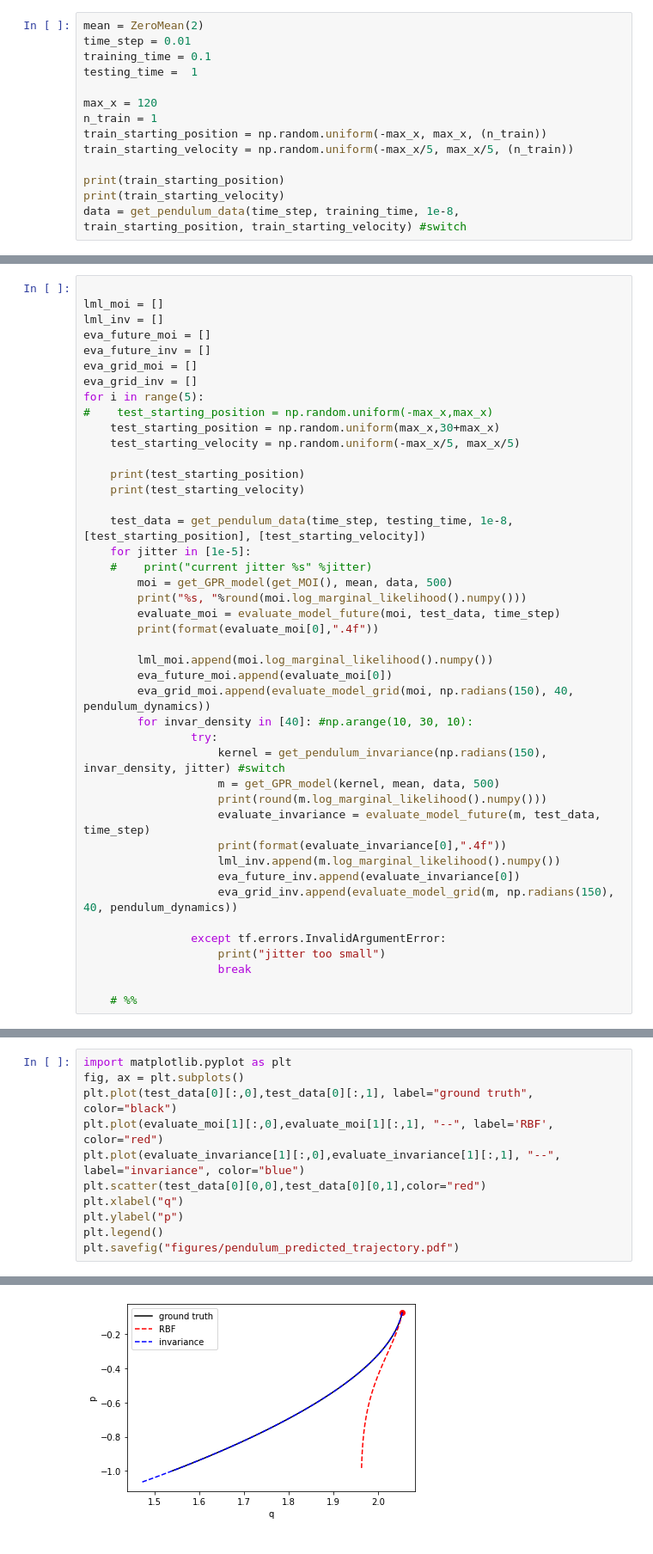
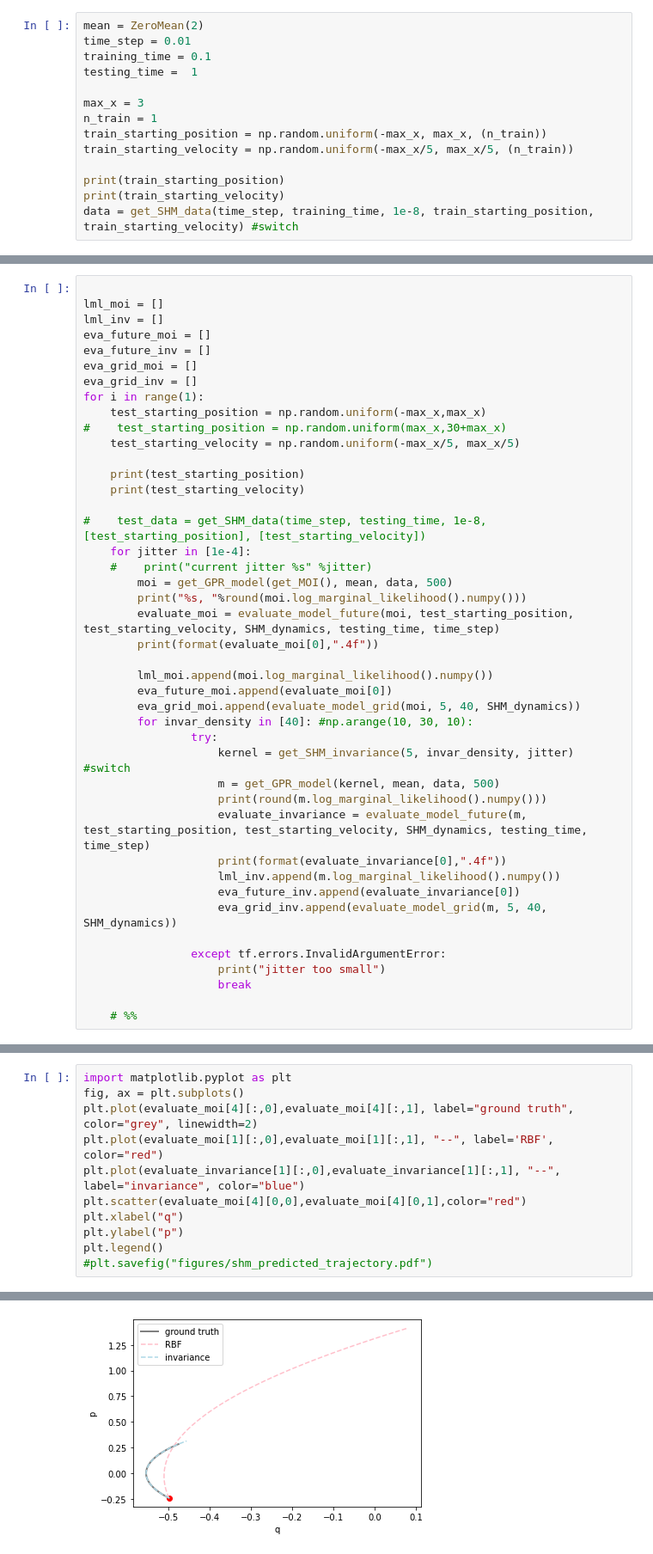
Before and after one commit to charlielao/dynamical_system_invariance_project, a Jupyter notebook: codes/run_undamped.ipynb, the cells around one changed output, grey strips where cells are left out. Shown at 86% size. Cells and saved outputs as stored; diff of their text form.

```diff
--- a/codes/run_undamped.ipynb
+++ b/codes/run_undamped.ipynb
@@ -15,12 +15,12 @@ time_step = 0.01
 training_time = 0.1
 testing_time =  1
 
-max_x = 120
+max_x = 3
 n_train = 1
 train_starting_position = np.random.uniform(-max_x, max_x, (n_train))
 train_starting_velocity = np.random.uniform(-max_x/5, max_x/5, (n_train))
 
 print(train_starting_position)
 print(train_starting_velocity)
-data = get_pendulum_data(time_step, training_time, 1e-8, train_starting_position, train_starting_velocity) #switch
+data = get_SHM_data(time_step, training_time, 1e-8, train_starting_position, train_starting_velocity) #switch
 # %% [output]
@@ -48,35 +48,35 @@ eva_future_moi = []
 eva_future_inv = []
 eva_grid_moi = []
 eva_grid_inv = []
-for i in range(5):
-#    test_starting_position = np.random.uniform(-max_x,max_x)
-    test_starting_position = np.random.uniform(max_x,30+max_x)
+for i in range(1):
+    test_starting_position = np.random.uniform(-max_x,max_x)
+#    test_starting_position = np.random.uniform(max_x,30+max_x)
     test_starting_velocity = np.random.uniform(-max_x/5, max_x/5)
 
     print(test_starting_position)
     print(test_starting_velocity)
 
-    test_data = get_pendulum_data(time_step, testing_time, 1e-8, [test_starting_position], [test_starting_velocity])
-    for jitter in [1e-5]:
+#    test_data = get_SHM_data(time_step, testing_time, 1e-8, [test_starting_position], [test_starting_velocity])
+    for jitter in [1e-4]:
     #    print("current jitter %s" %jitter)
         moi = get_GPR_model(get_MOI(), mean, data, 500)
         print("%s, "%round(moi.log_marginal_likelihood().numpy()))
-        evaluate_moi = evaluate_model_future(moi, test_data, time_step)
+        evaluate_moi = evaluate_model_future(moi, test_starting_position, test_starting_velocity, SHM_dynamics, testing_time, time_step)
         print(format(evaluate_moi[0],".4f"))
 
         lml_moi.append(moi.log_marginal_likelihood().numpy())
         eva_future_moi.append(evaluate_moi[0])
-        eva_grid_moi.append(evaluate_model_grid(moi, np.radians(150), 40, pendulum_dynamics))
+        eva_grid_moi.append(evaluate_model_grid(moi, 5, 40, SHM_dynamics))
         for invar_density in [40]: #np.arange(10, 30, 10):
                 try:
-                    kernel = get_pendulum_invariance(np.radians(150), invar_density, jitter) #switch
+                    kernel = get_SHM_invariance(5, invar_density, jitter) #switch
                     m = get_GPR_model(kernel, mean, data, 500)
                     print(round(m.log_marginal_likelihood().numpy()))
-                    evaluate_invariance = evaluate_model_future(m, test_data, time_step)
+                    evaluate_invariance = evaluate_model_future(m, test_starting_position, test_starting_velocity, SHM_dynamics, testing_time, time_step)
                     print(format(evaluate_invariance[0],".4f"))
                     lml_inv.append(m.log_marginal_likelihood().numpy())
                     eva_future_inv.append(evaluate_invariance[0])
-                    eva_grid_inv.append(evaluate_model_grid(m, np.radians(150), 40, pendulum_dynamics))
+                    eva_grid_inv.append(evaluate_model_grid(m, 5, 40, SHM_dynamics))
 
                 except tf.errors.InvalidArgumentError:
                     print("jitter too small")
@@ -111,12 +103,12 @@ print(format(np.mean(lml_inv),".2f")+" & "+format(np.mean(eva_future_inv),".4f")
 # %%
 import matplotlib.pyplot as plt
 fig, ax = plt.subplots()
-plt.plot(test_data[0][:,0],test_data[0][:,1], label="ground truth", color="black")
+plt.plot(evaluate_moi[4][:,0],evaluate_moi[4][:,1], label="ground truth", color="grey", linewidth=2)
 plt.plot(evaluate_moi[1][:,0],evaluate_moi[1][:,1], "--", label='RBF', color="red")
 plt.plot(evaluate_invariance[1][:,0],evaluate_invariance[1][:,1], "--", label="invariance", color="blue")
-plt.scatter(test_data[0][0,0],test_data[0][0,1],color="red")
+plt.scatter(evaluate_moi[4][0,0],evaluate_moi[4][0,1],color="red")
 plt.xlabel("q")
 plt.ylabel("p")
 plt.legend()
-plt.savefig("figures/pendulum_predicted_trajectory.pdf")
+#plt.savefig("figures/shm_predicted_trajectory.pdf")
 # %% [output]
@@ -123,4 +116,4 @@ plt.savefig("figures/pendulum_predicted_trajectory.pdf")
-[figure, old version]
+[figure, new version]
 # %%
 
 f, (ax1, ax2) = plt.subplots(2, 1,figsize=(10,5))
```
Also changed, not shown: parts of 8 cells of this notebook, 15 other files.
